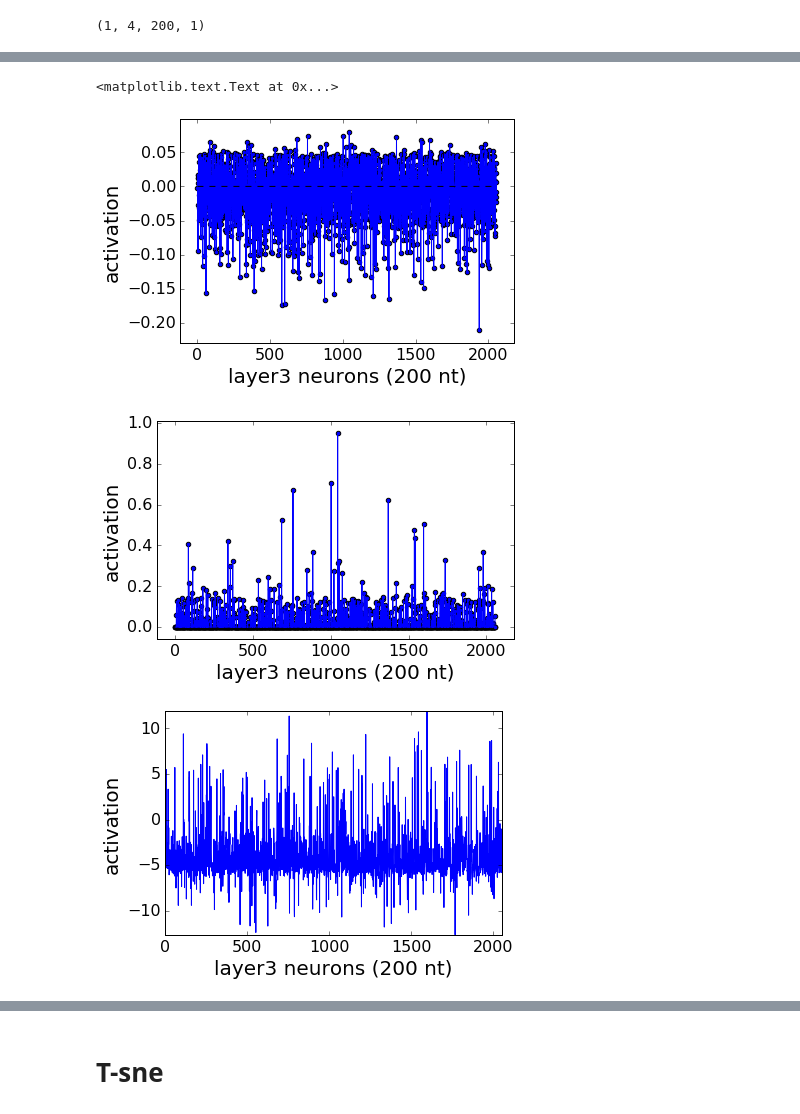
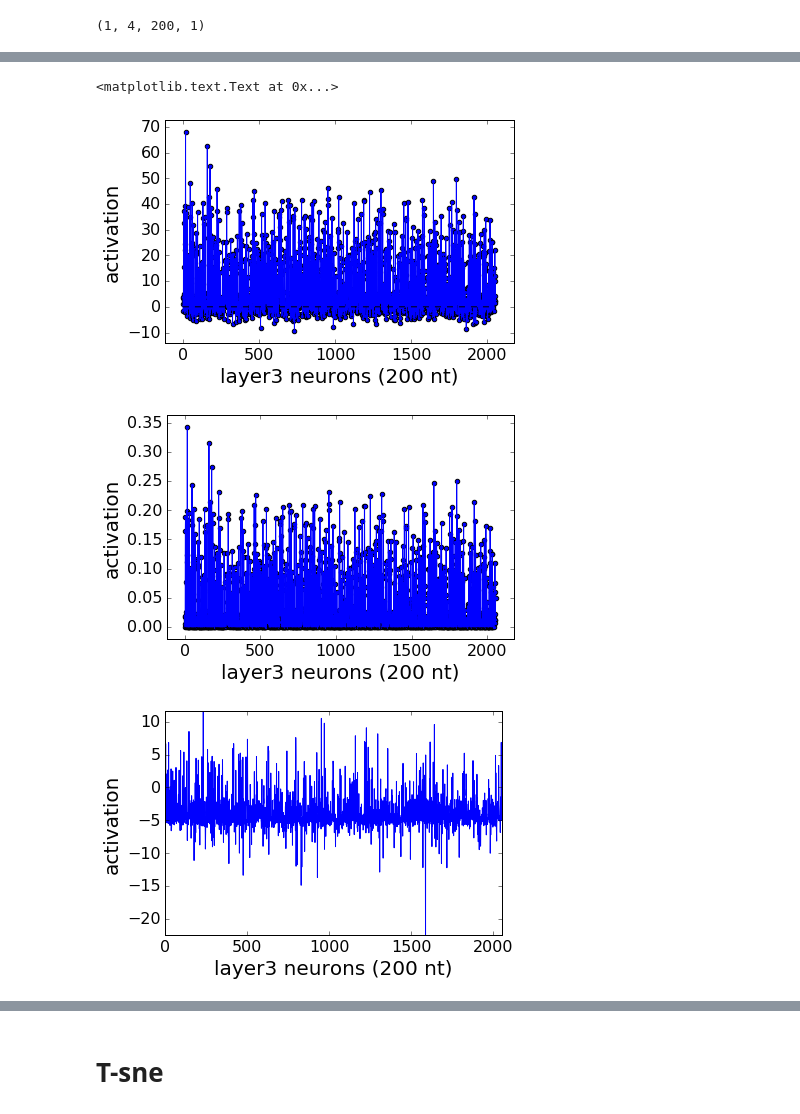
Before and after one commit to p-koo/theanomics, a Jupyter notebook: notebook/Importance reconstruction - medium.ipynb, the cells around one changed output, grey strips where cells are left out. Cells and saved outputs as stored; diff of their text form; code cells hidden in the pictures.

```diff
--- a/notebook/Importance reconstruction - medium.ipynb
+++ b/notebook/Importance reconstruction - medium.ipynb
@@ -326,7 +326,7 @@ def same_unpool_fmap(layer, seq_length):
 # %% [markdown]
 # importance analysis
 # %%
-map_index = 9#14, 16, 22, 17, 172,
+map_index = 54#14, 16, 22, 17, 172,
 
 savename = 'Unlocalized_medium_'+str(map_index)+'_'
 savedir = '/home/peter/Documents/'+savename
@@ -410,0 +419,4 @@ plt.ylabel('activation', fontsize=20)
+# %%
+conv4 = get_conv4(test[0])
+conv3 = deconvolution(conv4, network['conv4'])
+conv3 = np.squeeze(conv3)
@@ -428,11 +451,9 @@ plt.ylabel('activation', fontsize=20)
 threshold = 0#np.max(conv3)*.8
 #conv3[conv3<threshold] = .0
 MAX = np.max(conv3)
-conv3 = conv3/MAX*4
-conv3 = np.exp(conv3)
-conv3 =conv3/np.max(conv3)
-conv3 -= .05
+conv3 = conv3/MAX
 conv3[conv3<0] = 0
+#conv3 = conv3*MAX
 #
 
 
@@ -444,33 +465,33 @@ plt.plot(range(len(conv3_flat)), np.ones(len(conv3_flat))*threshold, color='k',
 conv3_flat = np.squeeze(conv3[0],axis=2)
 fig = plt.figure()
 plt.plot(conv3_flat);
 plt.scatter(range(len(conv3_flat)),conv3_flat);
 plt.axis('tight')
 ax = plt.gca()
 ax.tick_params(axis='x', labelsize=16)
 ax.tick_params(axis='y', labelsize=16)
 plt.xlabel('layer3 neurons (200 nt)', fontsize=20)
 plt.ylabel('activation', fontsize=20)
 #outfile = savedir+ 'deconv3_filter_'+ str(class_index)  + '.pdf'
 #fig.savefig(outfile, format='pdf', dpi=1000)
 #call(['pdfcrop', outfile, outfile])
 
 
 
 conv3_active = get_feature_map_all(network['conv3'], nnmodel.input_var, X)
 fig = plt.figure()
 plt.plot(np.squeeze(conv3_active[0]));
 plt.axis('tight')
 ax = plt.gca()
 ax.tick_params(axis='x', labelsize=16)
 ax.tick_params(axis='y', labelsize=16)
 plt.xlabel('layer3 neurons (200 nt)', fontsize=20)
 plt.ylabel('activation', fontsize=20)
 #outfile = savedir+ 'conv3_'+ str(class_index)  + '.pdf'
 #fig.savefig(outfile, format='pdf', dpi=1000)
 #call(['pdfcrop', outfile, outfile])
 # %% [output]
 <matplotlib.text.Text at 0x...>
-[figure, old version]
+[figure, new version]
-[figure, old version]
+[figure, new version]
-[figure, old version]
+[figure, new version]
```
Also changed, not shown: parts of 23 cells of this notebook, 7 other files.
